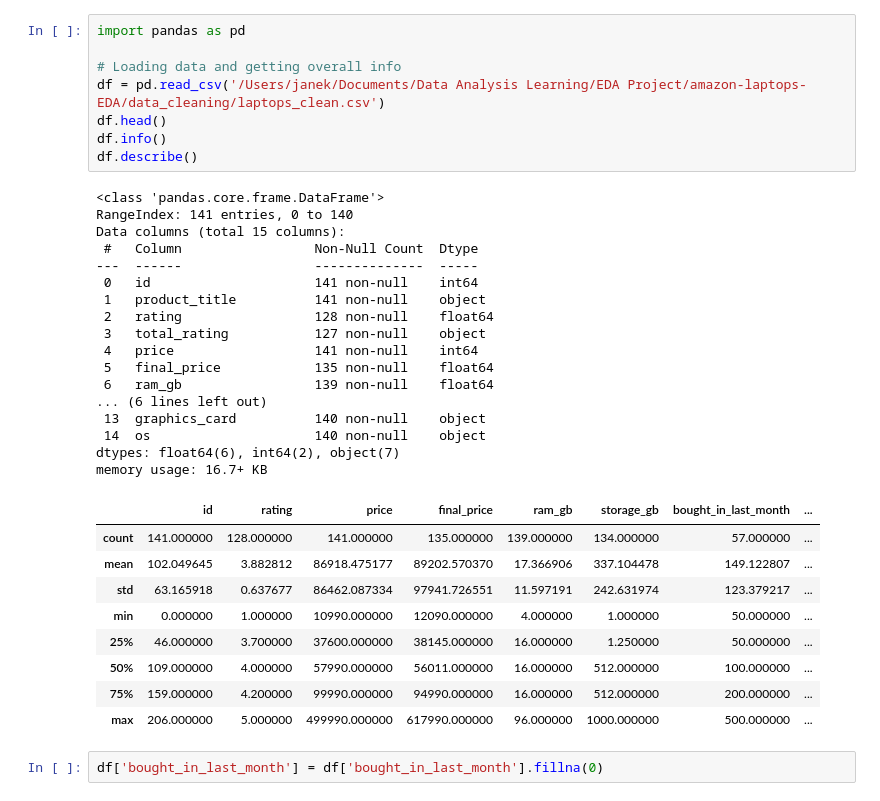
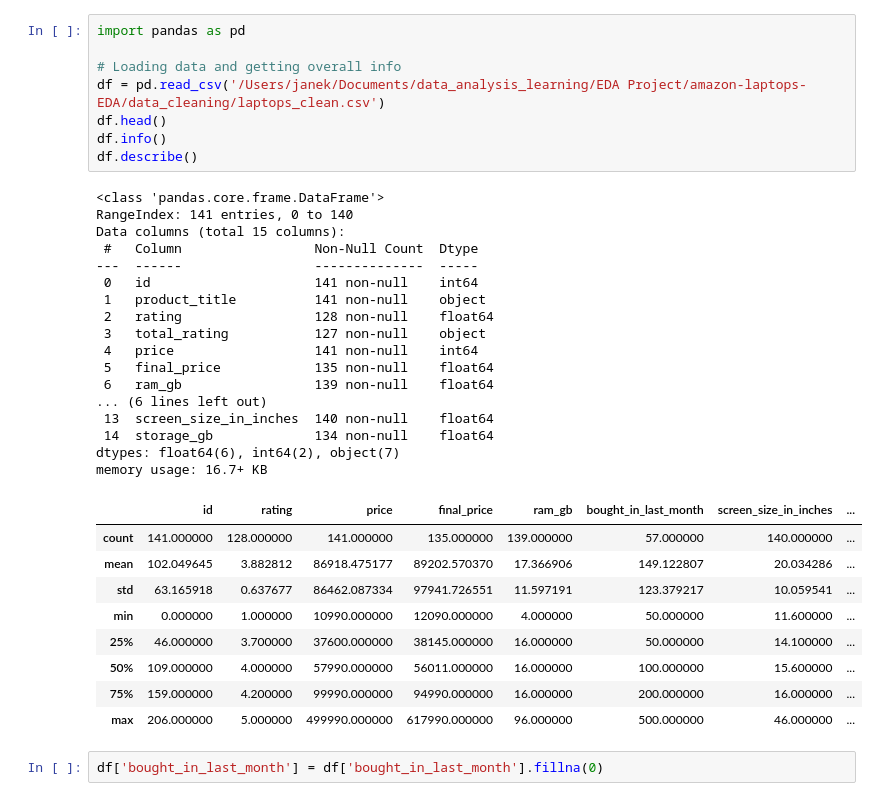
Before and after one commit to JaneX05-cmd/amazon-laptops-EDA, a Jupyter notebook: data_analysis/final_preparation_and_analysis.ipynb, the cells around one changed output. Cells and saved outputs as stored; diff of their text form.

```diff
--- a/data_analysis/final_preparation_and_analysis.ipynb
+++ b/data_analysis/final_preparation_and_analysis.ipynb
@@ -1,38 +1,38 @@
 # %%
 import pandas as pd
 
 # Loading data and getting overall info
-df = pd.read_csv('/Users/janek/Documents/Data Analysis Learning/EDA Project/amazon-laptops-EDA/data_cleaning/laptops_clean.csv')
+df = pd.read_csv('/Users/janek/Documents/data_analysis_learning/EDA Project/amazon-laptops-EDA/data_cleaning/laptops_clean.csv')
 df.head()
 df.info()
 df.describe()
 # %% [output]
 <class 'pandas.core.frame.DataFrame'>
 RangeIndex: 141 entries, 0 to 140
 Data columns (total 15 columns):
  #   Column                 Non-Null Count  Dtype
 ---  ------                 --------------  -----
  0   id                     141 non-null    int64
  1   product_title          141 non-null    object
  2   rating                 128 non-null    float64
  3   total_rating           127 non-null    object
  4   price                  141 non-null    int64
  5   final_price            135 non-null    float64
  6   ram_gb                 139 non-null    float64
 ... (6 lines left out)
- 13  graphics_card          140 non-null    object
- 14  os                     140 non-null    object
+ 13  screen_size_in_inches  140 non-null    float64
+ 14  storage_gb             134 non-null    float64
 dtypes: float64(6), int64(2), object(7)
 memory usage: 16.7+ KB
-|  | id | rating | price | final_price | ram_gb | storage_gb | bought_in_last_month | ... |
-| count | 141.000000 | 128.000000 | 141.000000 | 135.000000 | 139.000000 | 134.000000 | 57.000000 | ... |
-| mean | 102.049645 | 3.882812 | 86918.475177 | 89202.570370 | 17.366906 | 337.104478 | 149.122807 | ... |
-| std | 63.165918 | 0.637677 | 86462.087334 | 97941.726551 | 11.597191 | 242.631974 | 123.379217 | ... |
-| min | 0.000000 | 1.000000 | 10990.000000 | 12090.000000 | 4.000000 | 1.000000 | 50.000000 | ... |
-| 25% | 46.000000 | 3.700000 | 37600.000000 | 38145.000000 | 16.000000 | 1.250000 | 50.000000 | ... |
-| 50% | 109.000000 | 4.000000 | 57990.000000 | 56011.000000 | 16.000000 | 512.000000 | 100.000000 | ... |
-| 75% | 159.000000 | 4.200000 | 99990.000000 | 94990.000000 | 16.000000 | 512.000000 | 200.000000 | ... |
-| max | 206.000000 | 5.000000 | 499990.000000 | 617990.000000 | 96.000000 | 1000.000000 | 500.000000 | ... |
+|  | id | rating | price | final_price | ram_gb | bought_in_last_month | screen_size_in_inches | ... |
+| count | 141.000000 | 128.000000 | 141.000000 | 135.000000 | 139.000000 | 57.000000 | 140.000000 | ... |
+| mean | 102.049645 | 3.882812 | 86918.475177 | 89202.570370 | 17.366906 | 149.122807 | 20.034286 | ... |
+| std | 63.165918 | 0.637677 | 86462.087334 | 97941.726551 | 11.597191 | 123.379217 | 10.059541 | ... |
+| min | 0.000000 | 1.000000 | 10990.000000 | 12090.000000 | 4.000000 | 50.000000 | 11.600000 | ... |
+| 25% | 46.000000 | 3.700000 | 37600.000000 | 38145.000000 | 16.000000 | 50.000000 | 14.100000 | ... |
+| 50% | 109.000000 | 4.000000 | 57990.000000 | 56011.000000 | 16.000000 | 100.000000 | 15.600000 | ... |
+| 75% | 159.000000 | 4.200000 | 99990.000000 | 94990.000000 | 16.000000 | 200.000000 | 16.000000 | ... |
+| max | 206.000000 | 5.000000 | 499990.000000 | 617990.000000 | 96.000000 | 500.000000 | 46.000000 | ... |
 # %%
 df['bought_in_last_month'] = df['bought_in_last_month'].fillna(0)
 # %%
```
Also changed, not shown: parts of 12 cells of this notebook, 5 other files.
